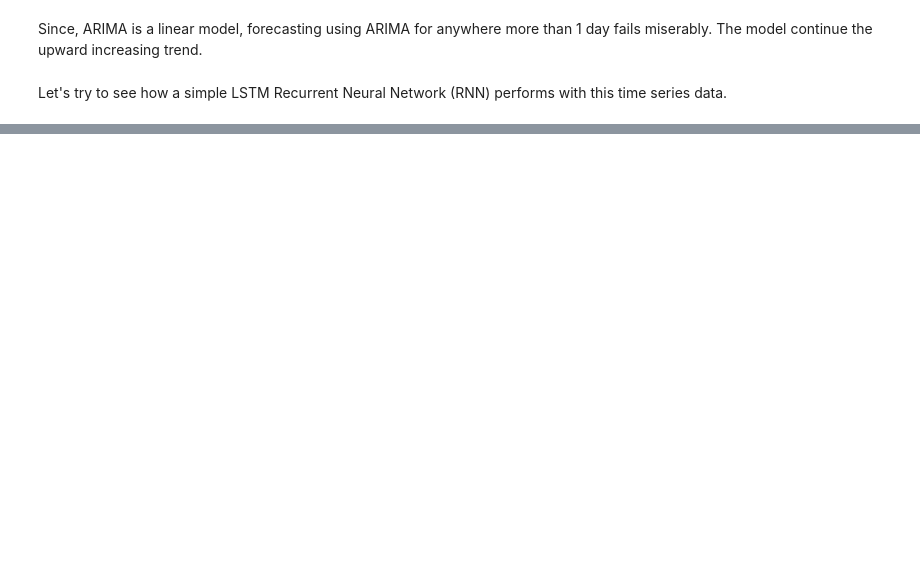
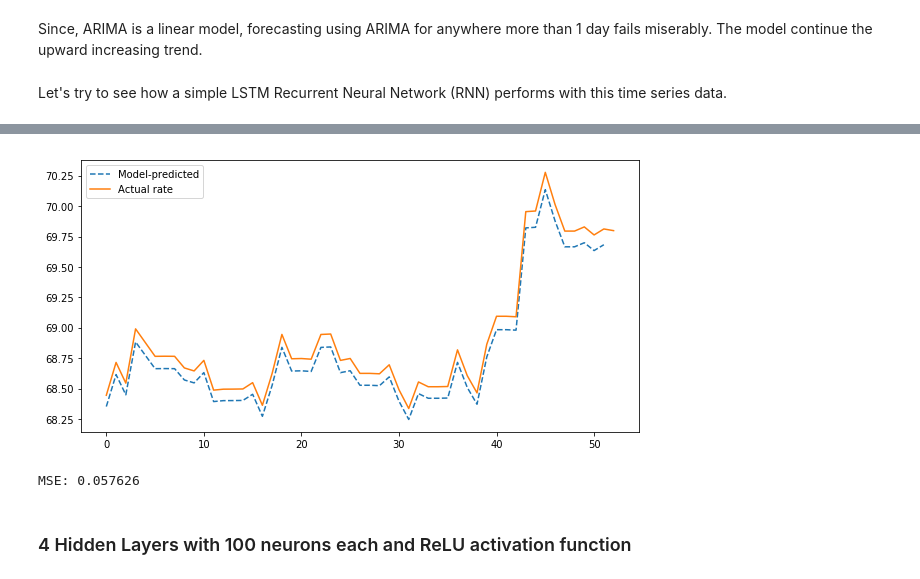
Before and after one commit to dkedar7/TimeSeriesAnalysis, a Jupyter notebook: Value of Currency/Exploratory Data Analysis.ipynb, the cells around one changed output, grey strips where cells are left out. Cells and saved outputs as stored; diff of their text form; code cells hidden in the pictures; blank space fills up the shorter version.

Commit message:
Update LSTM
Additional ANN and LSTM experiments

```diff
--- a/Value of Currency/Exploratory Data Analysis.ipynb
+++ b/Value of Currency/Exploratory Data Analysis.ipynb
@@ -464,5 +463,5 @@ def gen_XY(t_list,size):
 
     return X,Y.T
 # %%
-X_train,y_train = gen_XY(train,10)
-X_test,y_test = gen_XY(test,10)
+X_train,y_train = gen_XY(train,1)
+X_test,y_test = gen_XY(test,1)
@@ -468,0 +470,6 @@ X_test,y_test = gen_XY(test,10)
+# %%
+K.clear_session()
+model = Sequential()
+model.add(Dense(1, input_shape=(X_test.shape[1],), activation='relu', kernel_initializer='lecun_uniform'))
+model.compile(optimizer=Adam(lr=0.001), loss='mean_squared_error')
+model.fit(X_train, y_train, batch_size=16, epochs=20, verbose=1)
@@ -469,9 +507,8 @@ X_test,y_test = gen_XY(test,10)
 # %%
 K.clear_session()
 model = Sequential()
-# model.add(Dense(50, input_shape=(X_test.shape[1],), activation='relu', kernel_initializer='lecun_uniform'))
-# model.add(layers.Embedding(input_dim=5, output_dim=10))
-model.add(layers.LSTM(5, input_shape=(1, 10),kernel_initializer=Zeros(),bias_initializer='ones',activation='relu'))
-model.add(Dense(10, input_shape=(X_test.shape[1],), activation='relu'))
-model.add(Dense(1,activation='relu'))
+model.add(Dense(50, input_shape=(X_test.shape[1],), activation='relu', kernel_initializer='lecun_uniform'))
+model.add(Dense(50, input_shape=(X_test.shape[1],), activation='relu'))
+model.add(Dense(1))
 model.compile(optimizer=Adam(lr=0.001), loss='mean_squared_error')
+model.fit(X_train, y_train, batch_size=16, epochs=20, verbose=1)
@@ -477,0 +534,12 @@ model.compile(optimizer=Adam(lr=0.001), loss='mean_squared_error')
+# %%
+y_pred  =  model.predict(X_test)
+plt.plot(np.exp(y_pred)[1:],'--',label='Model-predicted')
+plt.plot(np.exp(y_test),label='Actual rate')
+plt.legend()
+plt.show()
+print('MSE: %f'%(MSE(np.exp(y_test), np.exp(y_pred))))
+# %% [output]
+[figure, added]
+MSE: 0.057626
+# %% [markdown]
+### 4 Hidden Layers with 100 neurons each and ReLU activation function
```
Also changed, not shown: parts of 60 cells of this notebook, 1 other file.
